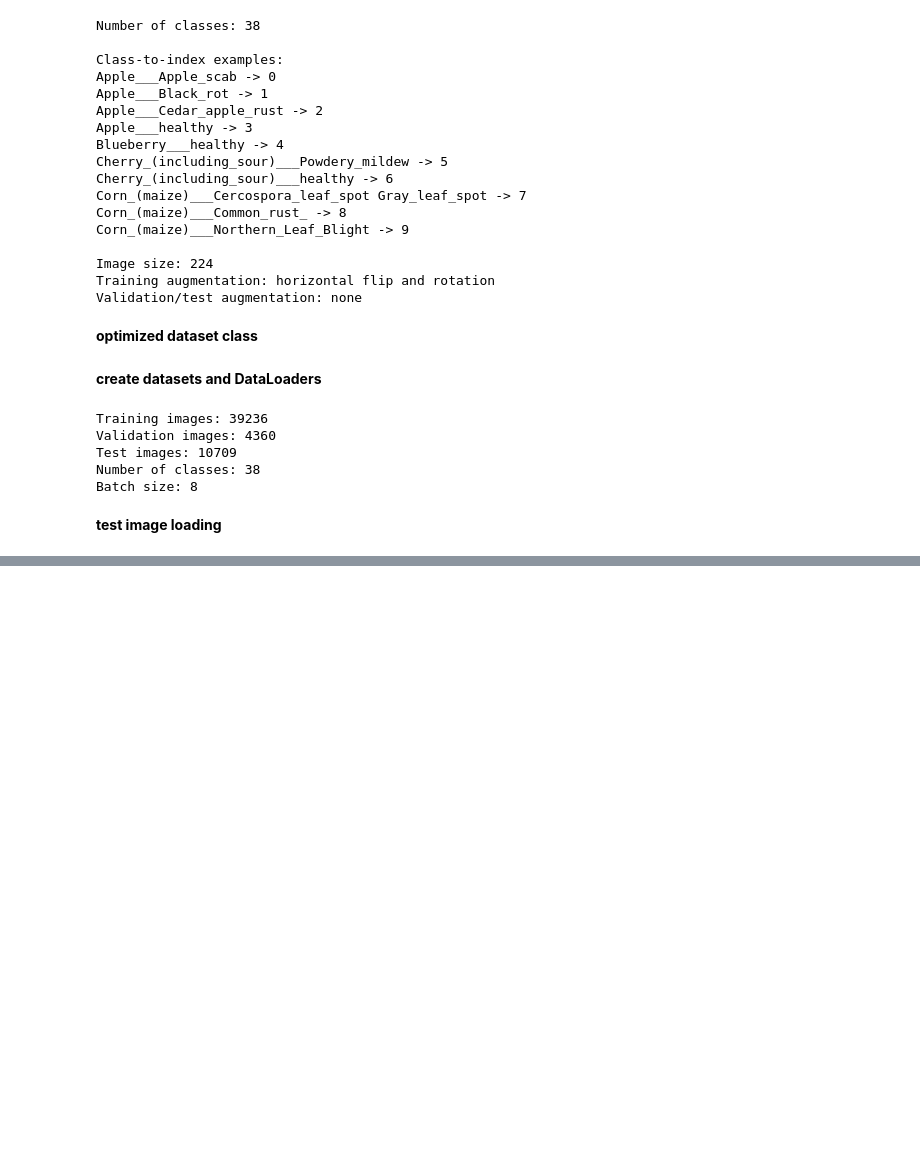
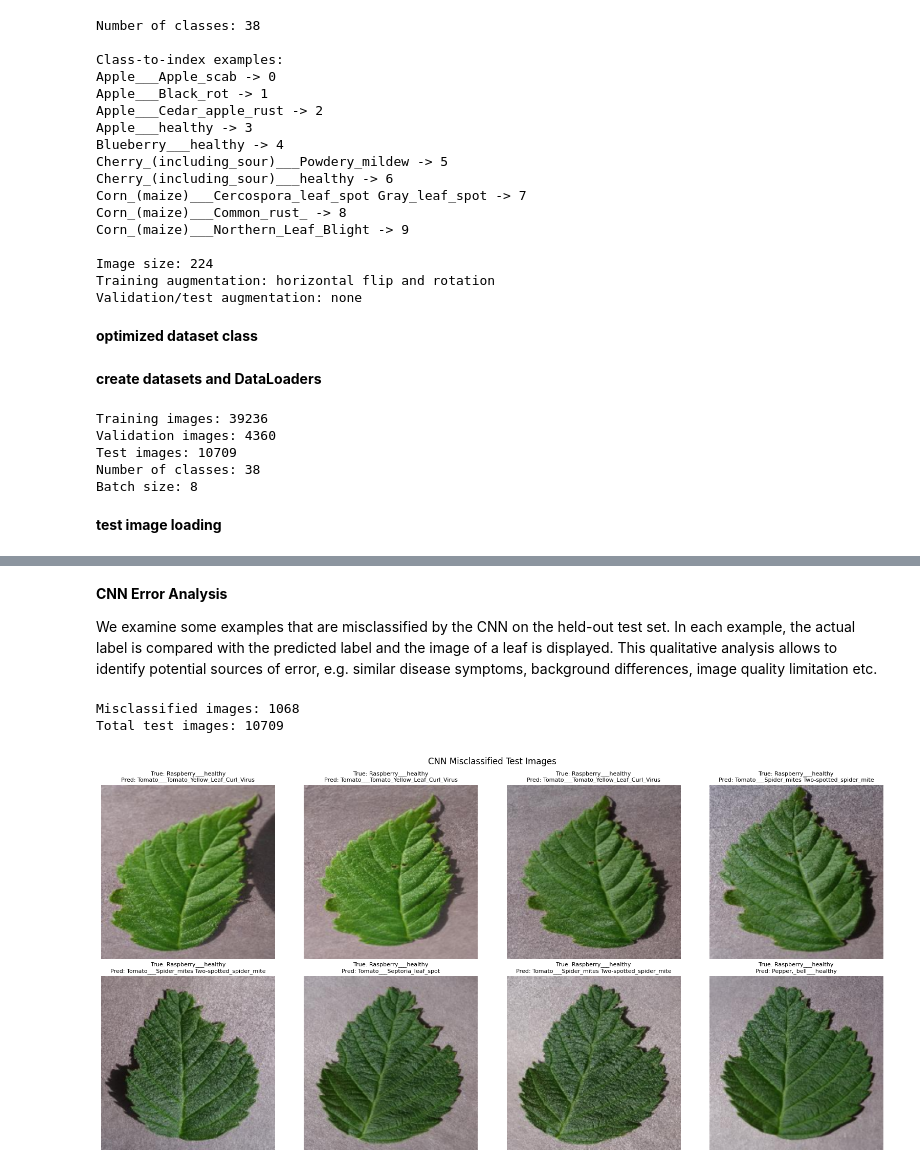
Before and after one commit to Rivier-Computer-Science/FA26-COMP-671-Kodavantiganti, a Jupyter notebook: notebooks/plant_disease_detection.ipynb, the cells around one changed output, grey strips where cells are left out. Drawn from its saved outputs; the diff is of its cells as text; code cells hidden in the pictures; blank space fills up the shorter version.

Commit message:
Update plant disease detection notebook with CNN evaluation

```diff
--- a/notebooks/plant_disease_detection.ipynb
+++ b/notebooks/plant_disease_detection.ipynb
@@ -456,0 +835,54 @@ All dataset and image-loading checks passed.
+# %% [markdown]
+**CNN Error Analysis**
+
+We examine some examples that are misclassified by the CNN on the held-out test set. In each example, the actual label is compared with the predicted label and the image of a leaf is displayed. This qualitative analysis allows to identify potential sources of error, e.g. similar disease symptoms, background differences, image quality limitation etc.
+# %%
+
+import matplotlib.pyplot as plt
+
+# Collect indices of incorrect predictions
+misclassified_indices = [
+    i for i, (true_label, pred_label)
+    in enumerate(zip(all_labels, all_predictions))
+    if true_label != pred_label
+]
+
+print("Misclassified images:", len(misclassified_indices))
+print("Total test images:", len(all_labels))
+
+# Display up to 8 misclassified images
+num_to_show = min(8, len(misclassified_indices))
+fig, axes = plt.subplots(2, 4, figsize=(16, 8))
+axes = axes.flatten()
+
+for ax, idx in zip(axes, misclassified_indices[:num_to_show]):
+    image_tensor, true_label = test_loader.dataset[idx]
+
+    # Undo ImageNet normalization for display
+    image = image_tensor.cpu().clone()
+    mean = torch.tensor([0.485, 0.456, 0.406]).view(3, 1, 1)
+    std = torch.tensor([0.229, 0.224, 0.225]).view(3, 1, 1)
+    image = image * std + mean
+    image = image.clamp(0, 1).permute(1, 2, 0).numpy()
+
+    predicted_label = all_predictions[idx]
+
+    ax.imshow(image)
+    ax.set_title(
+        f"True: {class_names[true_label]}\n"
+        f"Pred: {class_names[predicted_label]}",
+        fontsize=8
+    )
+    ax.axis("off")
+
+for ax in axes[num_to_show:]:
+    ax.axis("off")
+
+plt.suptitle("CNN Misclassified Test Images")
+plt.tight_layout()
+plt.savefig("results/cnn_misclassified_examples.png", dpi=150)
+plt.show()
+# %% [output]
+Misclassified images: 1068
+Total test images: 10709
+[figure, added]
```
Also changed, not shown: parts of 17 cells of this notebook.
